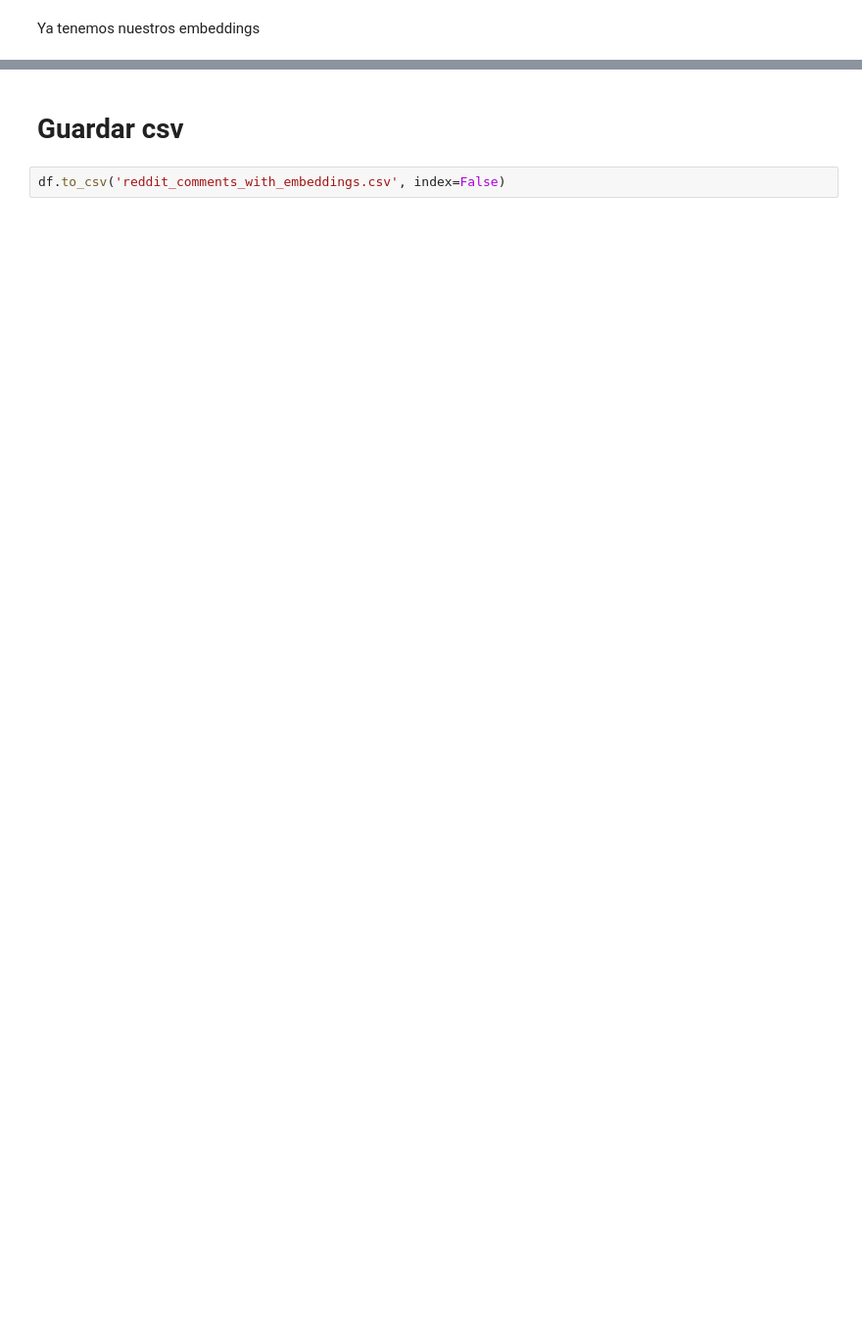
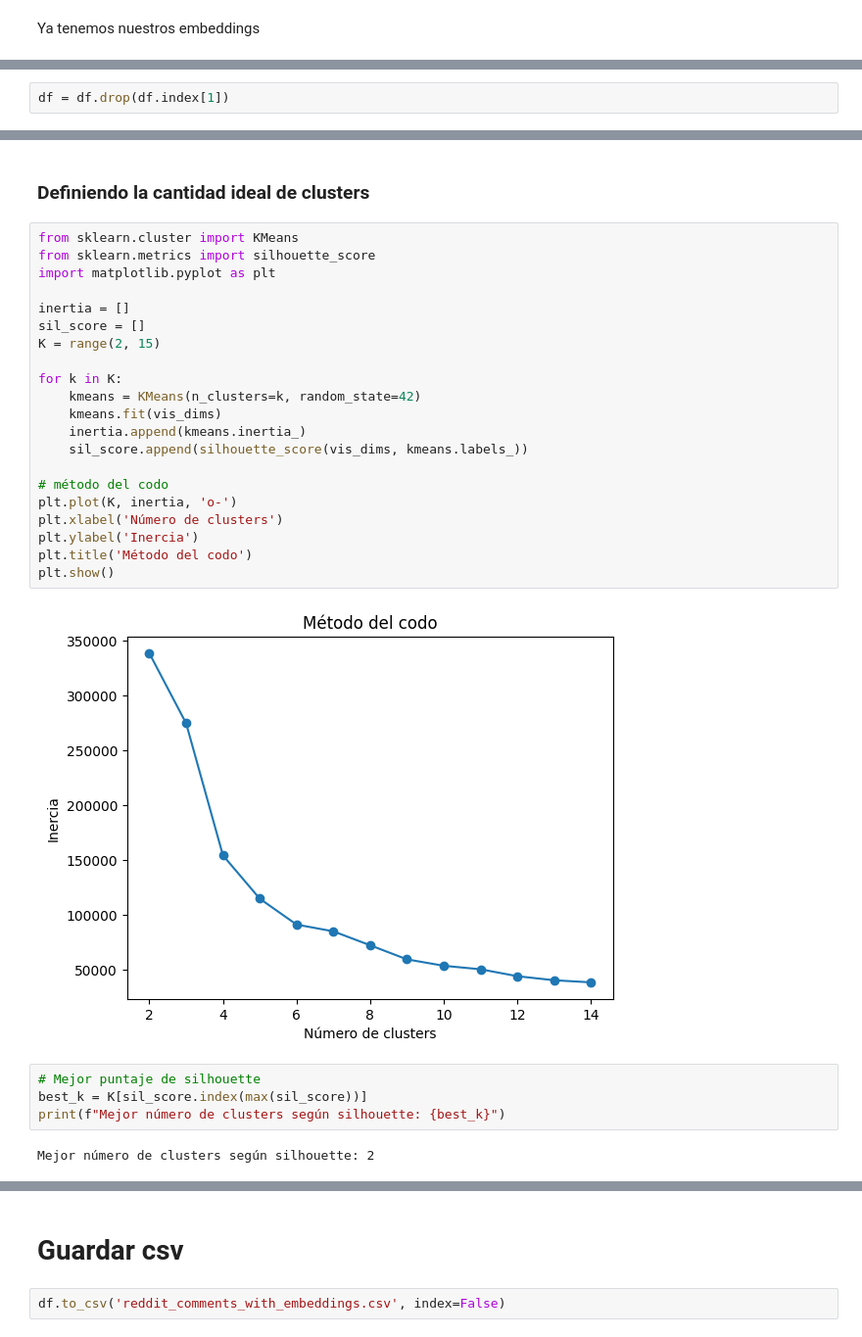
Before and after one commit to LuizIgnacio2002/getting_comments_from_reddit, a Jupyter notebook: notebook.ipynb, the cells around one changed output, grey strips where cells are left out. Shown at 98% size. Saved outputs shown, nothing was run; the diff lists cells and outputs as text; blank space fills up the shorter version.

```diff
--- a/notebook.ipynb
+++ b/notebook.ipynb
@@ -128,0 +171,2 @@ df.head()
+# %%
+df = df.drop(df.index[1])
@@ -128,0 +202,31 @@ df.head()
+# %% [markdown]
+### Definiendo la cantidad ideal de clusters
+# %%
+from sklearn.cluster import KMeans
+from sklearn.metrics import silhouette_score
+import matplotlib.pyplot as plt
+
+inertia = []
+sil_score = []
+K = range(2, 15)
+
+for k in K:
+    kmeans = KMeans(n_clusters=k, random_state=42)
+    kmeans.fit(vis_dims)
+    inertia.append(kmeans.inertia_)
+    sil_score.append(silhouette_score(vis_dims, kmeans.labels_))
+
+# método del codo
+plt.plot(K, inertia, 'o-')
+plt.xlabel('Número de clusters')
+plt.ylabel('Inercia')
+plt.title('Método del codo')
+plt.show()
+# %% [output]
+[figure, added]
+# %%
+# Mejor puntaje de silhouette
+best_k = K[sil_score.index(max(sil_score))]
+print(f"Mejor número de clusters según silhouette: {best_k}")
+# %% [output]
+Mejor número de clusters según silhouette: 2
```
Also changed, not shown: parts of 21 cells of this notebook, 1 other file.
